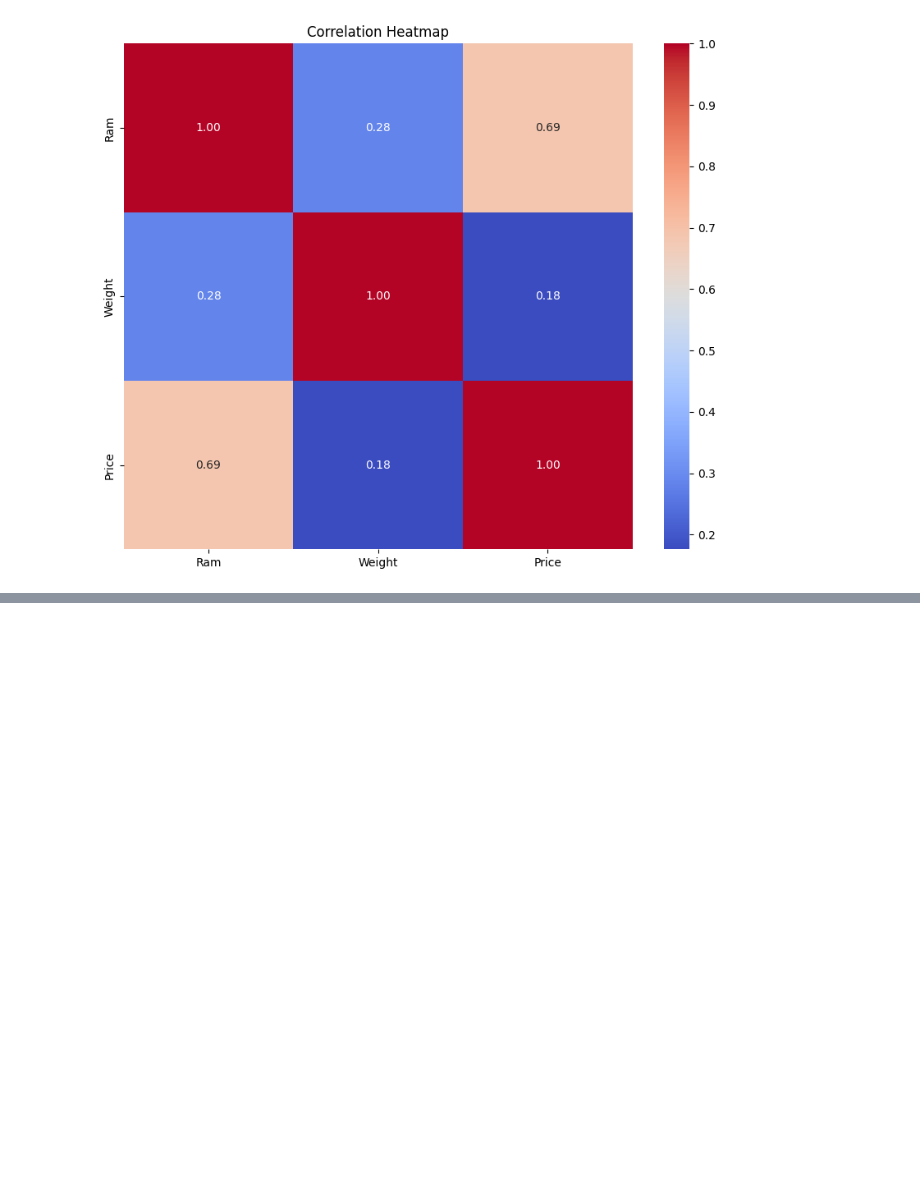
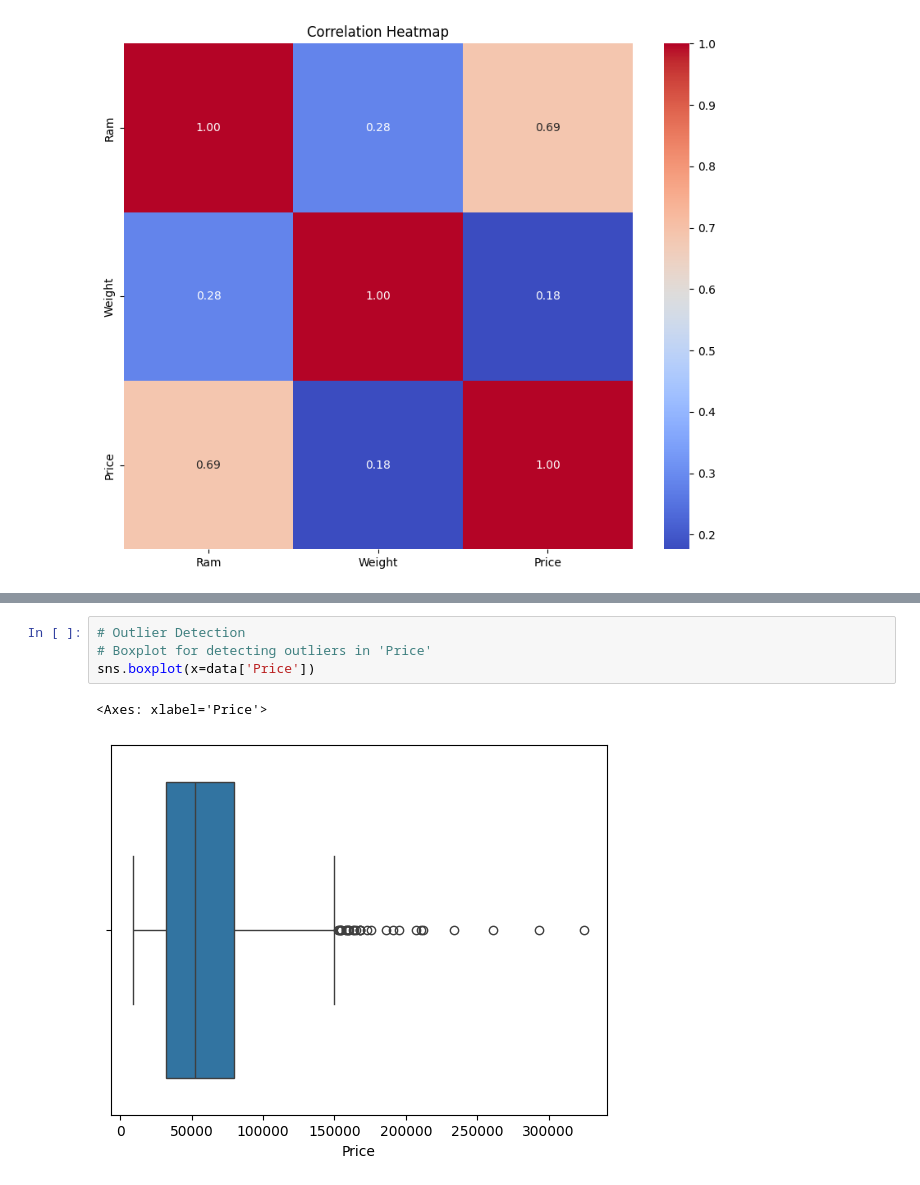
Before and after one commit to ianmuchai/Laptops_Dataset, a Jupyter notebook: laptops_data_project.ipynb, the cells around one changed output, grey strips where cells are left out. Cells and saved outputs as stored; diff of their text form; blank space fills up the shorter version.

```diff
--- a/laptops_data_project.ipynb
+++ b/laptops_data_project.ipynb
@@ -131,0 +141,7 @@ plt.show()
+# %%
+# Outlier Detection
+# Boxplot for detecting outliers in 'Price'
+sns.boxplot(x=data['Price'])
+# %% [output]
+<Axes: xlabel='Price'>
+[figure, added]
```
Also changed, not shown: parts of 11 cells of this notebook.
